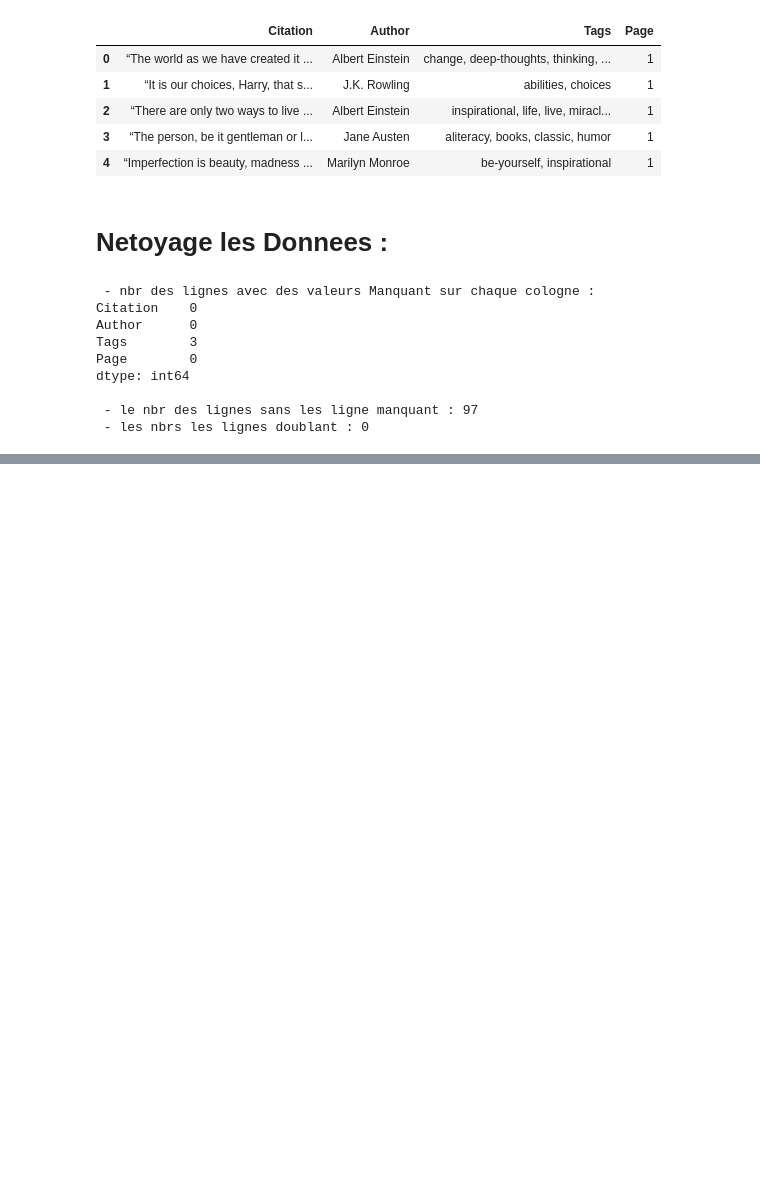
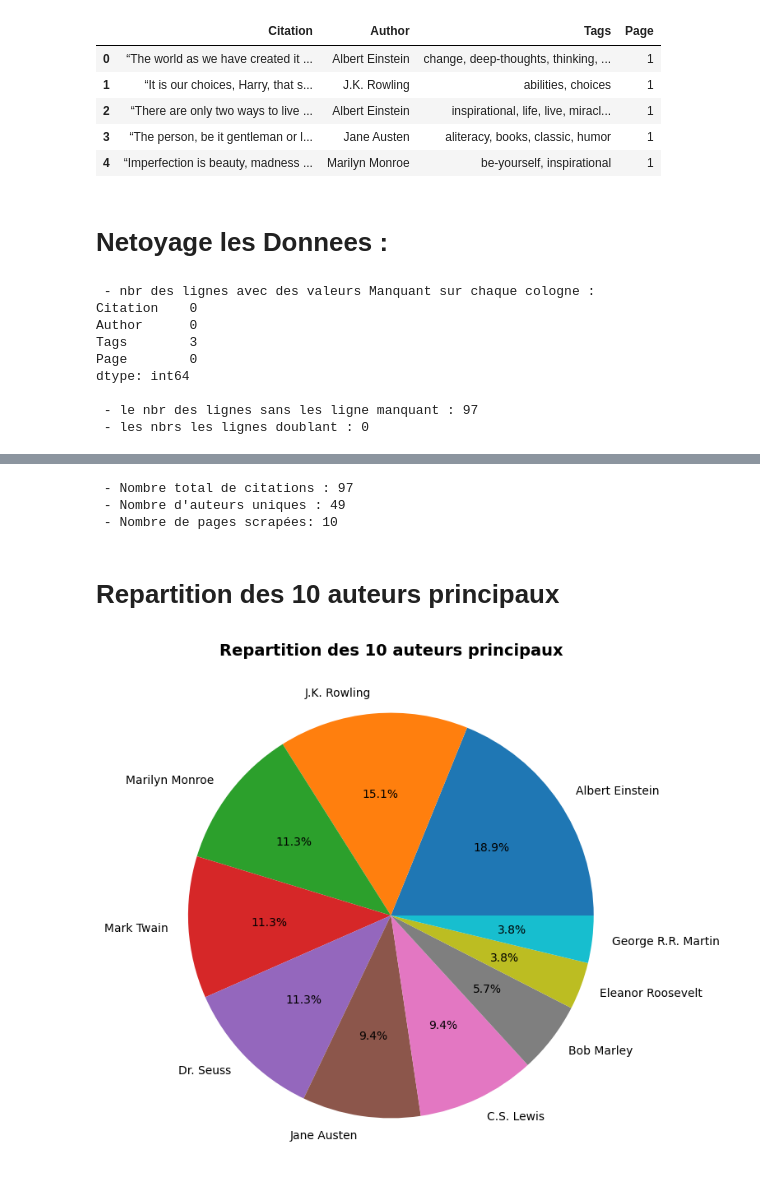
Before and after one commit to saber-aziat/Web-Scrapping-citations-NLP-predire-auteur, a Jupyter notebook: analyse_donnee.ipynb, the cells around one changed output, grey strips where cells are left out. Saved outputs shown, nothing was run; the diff lists cells and outputs as text; code cells hidden in the pictures; blank space fills up the shorter version.

```diff
--- a/analyse_donnee.ipynb
+++ b/analyse_donnee.ipynb
@@ -59,0 +73,17 @@ dtype: int64
+# %%
+print(f" - Nombre total de citations : {len(data)}")
+print(f" - Nombre d'auteurs uniques : {data['Author'].nunique()}")
+print(f" - Nombre de pages scrapées: {data['Page'].nunique()}")
+# %% [output]
+ - Nombre total de citations : 97
+ - Nombre d'auteurs uniques : 49
+ - Nombre de pages scrapées: 10
+# %% [markdown]
+# Repartition des 10 auteurs principaux
+# %%
+plt.figure(figsize=(10, 8))
+plt.pie(author_counts.values, labels=author_counts.index, autopct='%1.1f%%')
+plt.title('Repartition des 10 auteurs principaux', fontsize=14 , fontweight='bold')
+plt.show()
+# %% [output]
+[figure, added]
```
Also changed, not shown: parts of 4 cells of this notebook.
